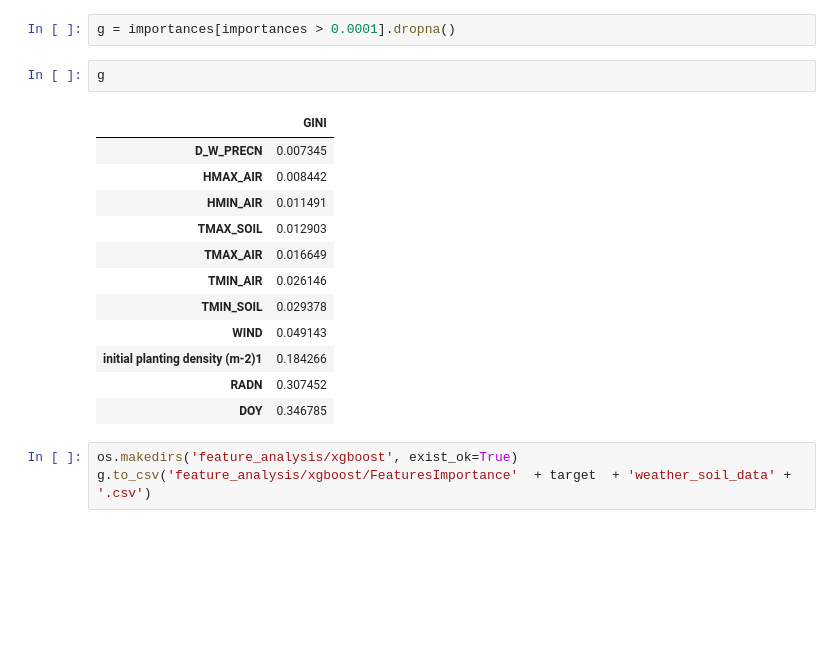
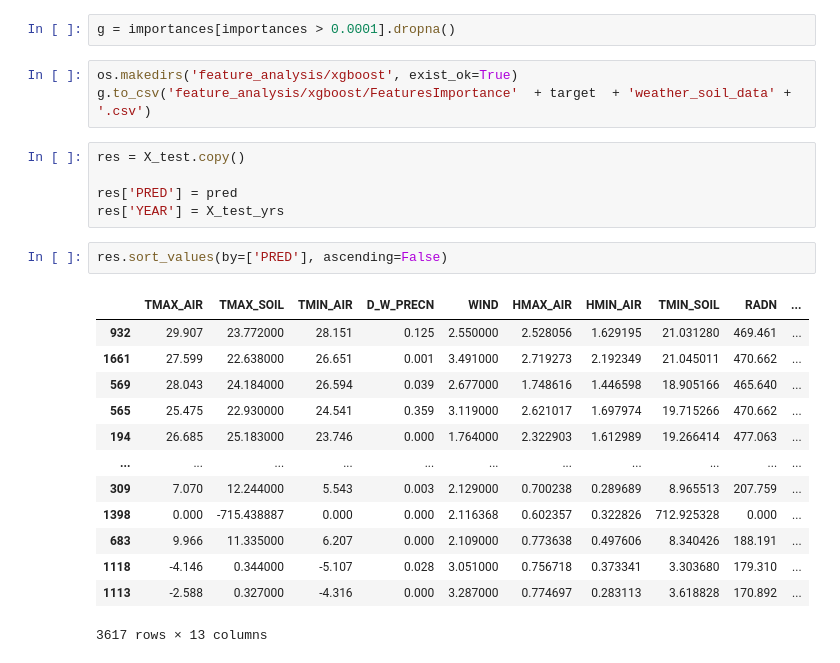
Before and after one commit to DinisDimitris/Net-ecosystem-exchange-Quantification, a Jupyter notebook: XgRegression.ipynb, the cells around one changed output. Saved outputs shown, nothing was run; the diff lists cells and outputs as text; blank space fills up the shorter version.

```diff
--- a/XgRegression.ipynb
+++ b/XgRegression.ipynb
@@ -407,20 +367,26 @@ plt.show()
 # %%
 g = importances[importances > 0.0001].dropna()
-# %%
-g
-# %% [output]
-|  | GINI |
-| D_W_PRECN | 0.007345 |
-| HMAX_AIR | 0.008442 |
-| HMIN_AIR | 0.011491 |
-| TMAX_SOIL | 0.012903 |
-| TMAX_AIR | 0.016649 |
-| TMIN_AIR | 0.026146 |
-| TMIN_SOIL | 0.029378 |
-| WIND | 0.049143 |
-| initial planting density (m-2)1 | 0.184266 |
-| RADN | 0.307452 |
-| DOY | 0.346785 |
 # %%
 os.makedirs('feature_analysis/xgboost', exist_ok=True)
 g.to_csv('feature_analysis/xgboost/FeaturesImportance'  + target  + 'weather_soil_data' + '.csv')
+# %%
+res = X_test.copy()
+
+res['PRED'] = pred
+res['YEAR'] = X_test_yrs
+# %%
+res.sort_values(by=['PRED'], ascending=False)
+# %% [output]
+|  | TMAX_AIR | TMAX_SOIL | TMIN_AIR | D_W_PRECN | WIND | HMAX_AIR | HMIN_AIR | TMIN_SOIL | RADN | ... |
+| 932 | 29.907 | 23.772000 | 28.151 | 0.125 | 2.550000 | 2.528056 | 1.629195 | 21.031280 | 469.461 | ... |
+| 1661 | 27.599 | 22.638000 | 26.651 | 0.001 | 3.491000 | 2.719273 | 2.192349 | 21.045011 | 470.662 | ... |
+| 569 | 28.043 | 24.184000 | 26.594 | 0.039 | 2.677000 | 1.748616 | 1.446598 | 18.905166 | 465.640 | ... |
+| 565 | 25.475 | 22.930000 | 24.541 | 0.359 | 3.119000 | 2.621017 | 1.697974 | 19.715266 | 470.662 | ... |
+| 194 | 26.685 | 25.183000 | 23.746 | 0.000 | 1.764000 | 2.322903 | 1.612989 | 19.266414 | 477.063 | ... |
+| ... | ... | ... | ... | ... | ... | ... | ... | ... | ... | ... |
+| 309 | 7.070 | 12.244000 | 5.543 | 0.003 | 2.129000 | 0.700238 | 0.289689 | 8.965513 | 207.759 | ... |
+| 1398 | 0.000 | -715.438887 | 0.000 | 0.000 | 2.116368 | 0.602357 | 0.322826 | 712.925328 | 0.000 | ... |
+| 683 | 9.966 | 11.335000 | 6.207 | 0.000 | 2.109000 | 0.773638 | 0.497606 | 8.340426 | 188.191 | ... |
+| 1118 | -4.146 | 0.344000 | -5.107 | 0.028 | 3.051000 | 0.756718 | 0.373341 | 3.303680 | 179.310 | ... |
+| 1113 | -2.588 | 0.327000 | -4.316 | 0.000 | 3.287000 | 0.774697 | 0.283113 | 3.618828 | 170.892 | ... |
+3617 rows × 13 columns
```
Also changed, not shown: parts of 9 cells of this notebook, 2 other files.
